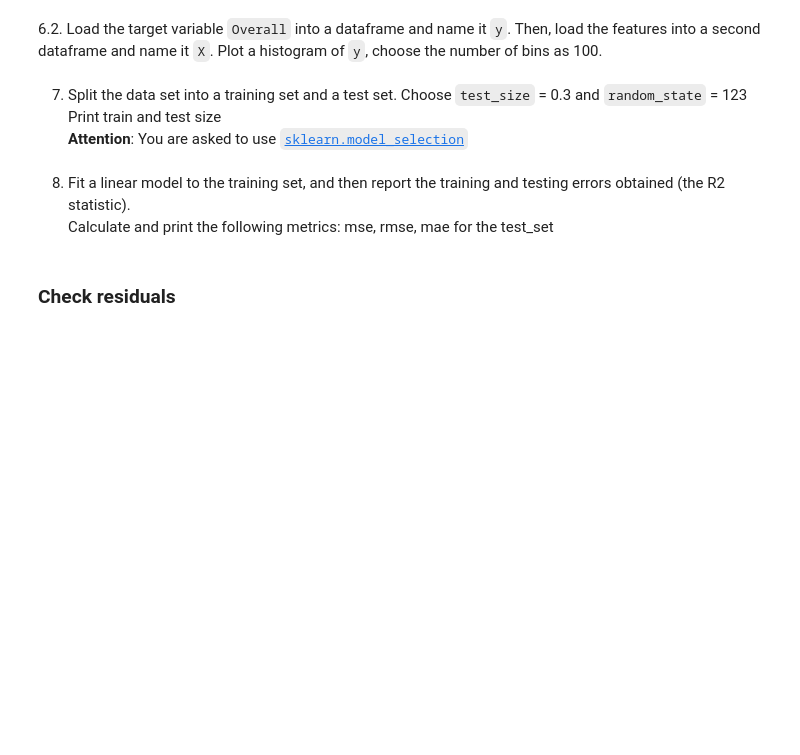
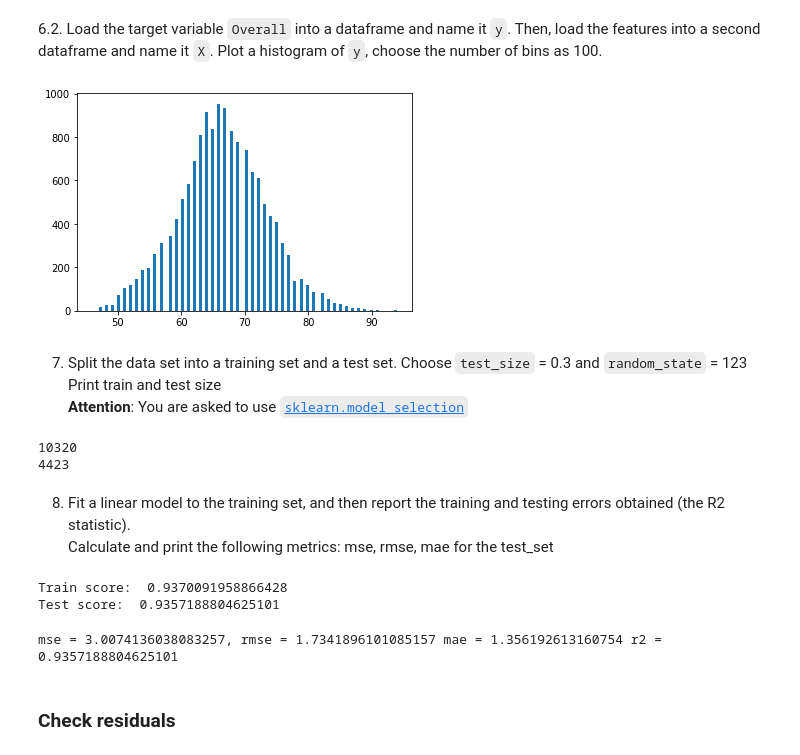
Before and after one commit to azerpas/school-8-machine-learning, a Jupyter notebook: Week3/Assignment_2.ipynb, the cells around one changed output. Cells and saved outputs as stored; diff of their text form; code cells hidden in the pictures; blank space fills up the shorter version.

```diff
--- a/Week3/Assignment_2.ipynb
+++ b/Week3/Assignment_2.ipynb
@@ -380,2 +365,4 @@ As stated before, you can do this part without completing the previous one
+# %%
+df_clean = pd.read_csv("Assignment_2_data_cleaned.csv")
 # %% [markdown]
 6.2. Load the target variable `Overall` into a dataframe and name it `y`. Then, load the features into a second dataframe and name it `X`. Plot a histogram of `y`, choose the number of bins as 100.
@@ -384,3 +369,11 @@ As stated before, you can do this part without completing the previous one
+# %%
+y = df_clean["Overall"]
+x = df_clean.drop("Overall", axis="columns")
+
+plt.hist(y, bins=100)
+plt.show()
+# %% [output]
+[figure, added]
 # %% [markdown]
 7. Split the data set into a training set and a test set. Choose `test_size` = 0.3 and `random_state` = 123
 Print train and test size
@@ -390,3 +381,19 @@ Print train and test size
+# %%
+from sklearn.model_selection import train_test_split
+def split(x, y, test_size = 0.3, random_state=123):
+    x_train, x_test, y_train, y_test = train_test_split(x, y, test_size=test_size, random_state=random_state)
+    return x_train, x_test, y_train, y_test
+
+x_train, x_test, y_train, y_test = split(x, y)
+print("x: train and test")
+print(len(x_train))
+print(len(x_test))
+print("y: train and test")
+print(len(y_train))
+print(len(y_test))
+# %% [output]
+10320
+4423
 # %% [markdown]
 8. Fit a linear model to the training set, and then report the training and testing errors obtained (the R2 statistic).
 Calculate and print the following metrics: mse, rmse, mae for the test_set
@@ -397,3 +400,26 @@ Calculate and print the following metrics: mse, rmse, mae for the test_set
+# %%
+from sklearn.linear_model import LinearRegression
+from sklearn.metrics import r2_score, mean_squared_error, mean_absolute_error
+
+reg = LinearRegression()
+reg.fit(x_train, y_train)
+train_score = reg.score(x_train, y_train)
+test_score = reg.score(x_test, y_test)
+print("Train score: " , train_score)
+print("Test score: ", test_score)
+# %% [output]
+Train score:  0.9370091958866428
+Test score:  0.9357188804625101
+# %%
+import math
+
+y_pred = reg.predict(x_test)
+mse = mean_squared_error(y_test, y_pred)
+mae = mean_absolute_error(y_test, y_pred)
+r2 = r2_score(y_test, y_pred)
+print("mse = {}, rmse = {} mae = {} r2 = {}".format(mse, math.sqrt(mse), mae, r2))
+# %% [output]
+mse = 3.0074136038083257, rmse = 1.7341896101085157 mae = 1.356192613160754 r2 = 0.9357188804625101
 # %% [markdown]
 ### Check residuals
 # %% [markdown]
```
Also changed, not shown: parts of 12 cells of this notebook, 3 other files.
